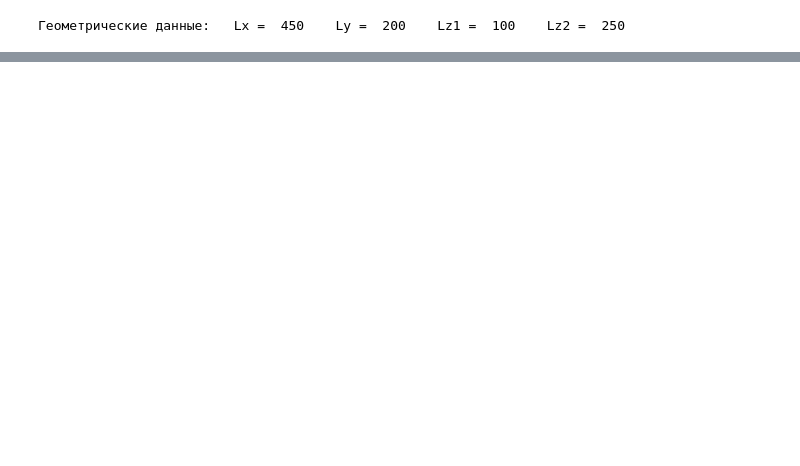
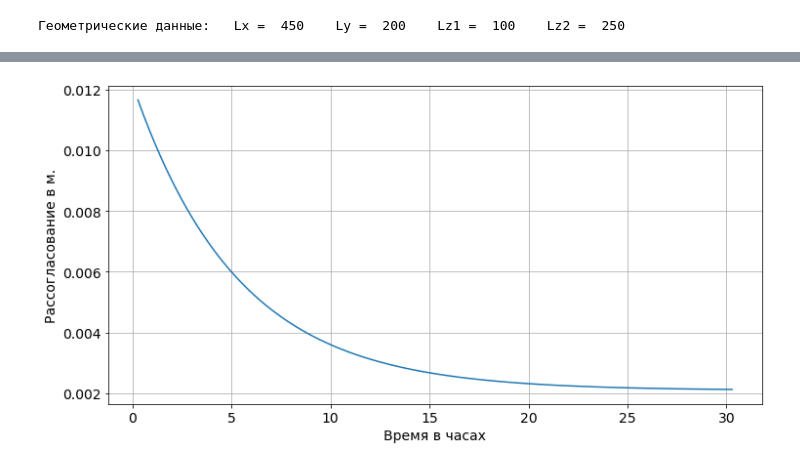
Before and after one commit to IImbryk/deposits_of_mineral_water, a Jupyter notebook: DSC.ipynb, the cells around one changed output, grey strips where cells are left out. Cells and saved outputs as stored; diff of their text form; code cells hidden in the pictures; blank space fills up the shorter version.

```diff
--- a/DSC.ipynb
+++ b/DSC.ipynb
@@ -190,0 +242,12 @@ plt.plot(time_in_day,ans2)
+# %%
+plt.figure(figsize=(12,6))
+plt.grid()
+#plt.xlim((0,5))
+plt.xlabel('Время в часах',fontsize = 14)
+plt.ylabel('Рассогласование в м.', fontsize = 14)
+#plt.xlim(0,20)
+plt.tick_params(labelsize=14)
+plt.plot(time_in_day,ans2)
+plt.savefig('Basic_gul1.png', dpi=300)
+# %% [output]
+[figure, added]
```
Also changed, not shown: parts of 32 cells of this notebook, 13 other files.
